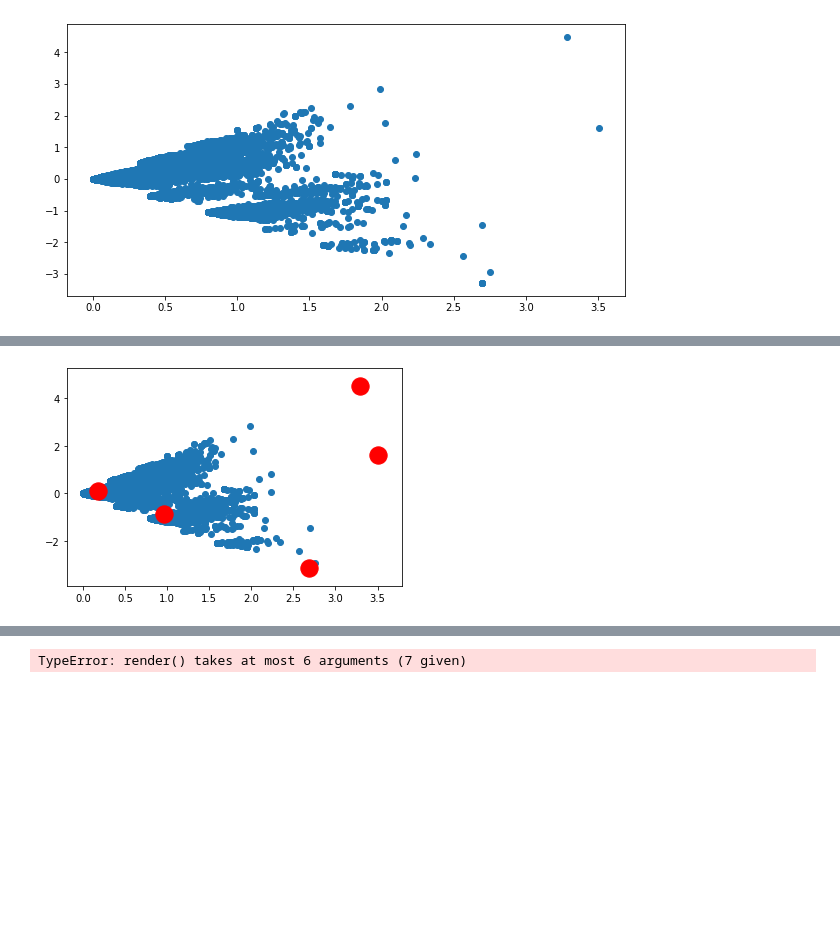
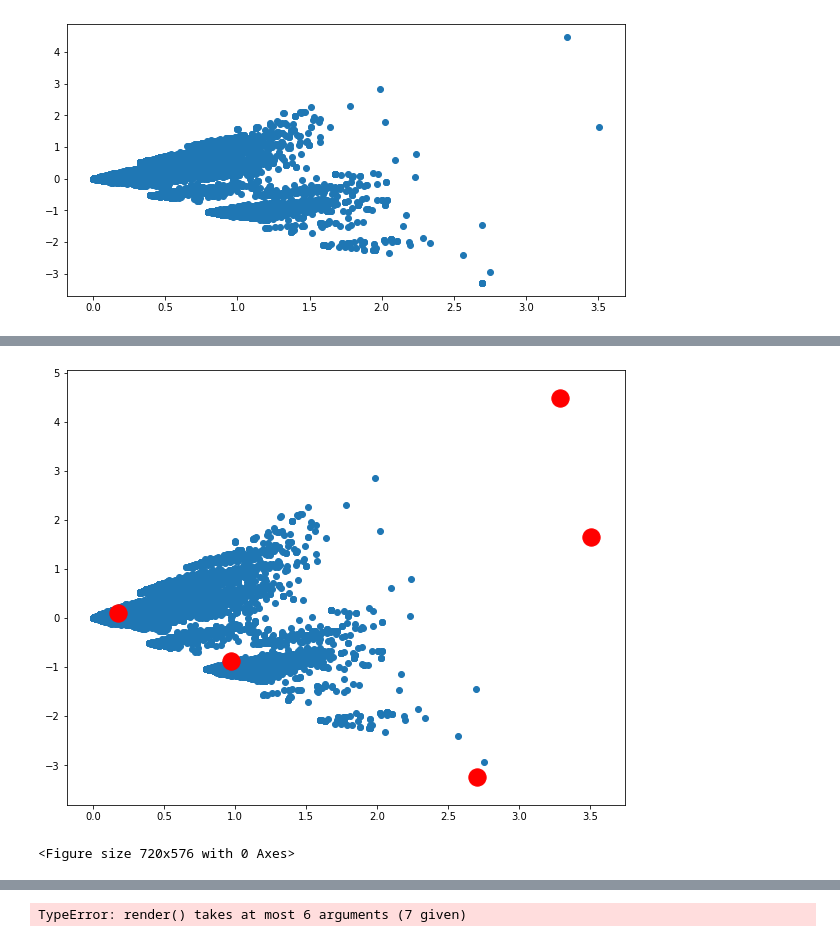
Before and after one commit to jpcastillog/Proyecto-INF-335, a Jupyter notebook: Proyecto_Busqueda_Web.ipynb, the cells around one changed output, grey strips where cells are left out. Drawn from its saved outputs; the diff is of its cells as text; code cells hidden in the pictures; blank space fills up the shorter version.

```diff
--- a/Proyecto_Busqueda_Web.ipynb
+++ b/Proyecto_Busqueda_Web.ipynb
@@ -513,10 +562,12 @@ MeanShift(bandwidth=0.7253970443031765, bin_seeding=True, cluster_all=True,
 # %%
 pred_y = ms.fit_predict(x_plot)
 plt.scatter(x_plot[:,0], x_plot[:,1])
 plt.scatter(ms.cluster_centers_[:, 0], ms.cluster_centers_[:, 1], s=300, c='red')
+plt.figure(figsize=(10,8))
 plt.show()
 # %% [output]
-[figure, old version]
+[figure, new version]
+<Figure size 720x576 with 0 Axes>
 # %%
 import matplotlib.pyplot as plt
 from itertools import cycle
```
Also changed, not shown: parts of 26 cells of this notebook, 3 other files.
